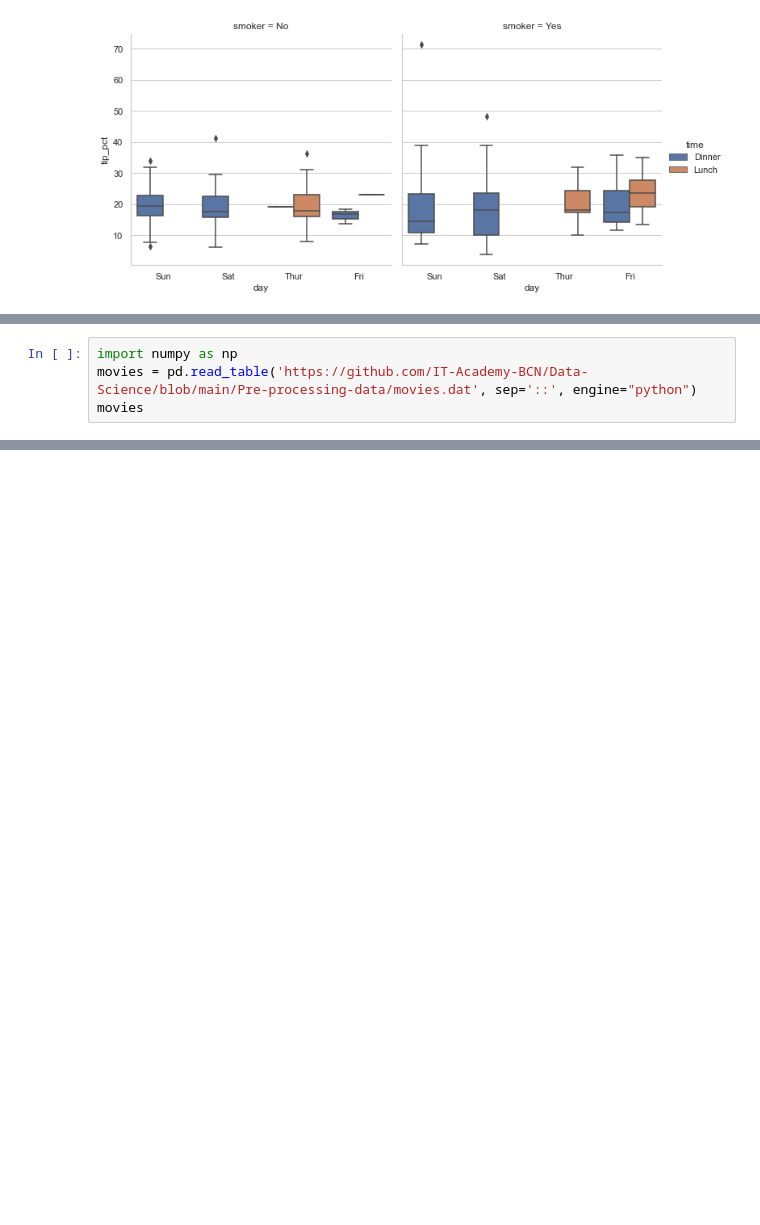
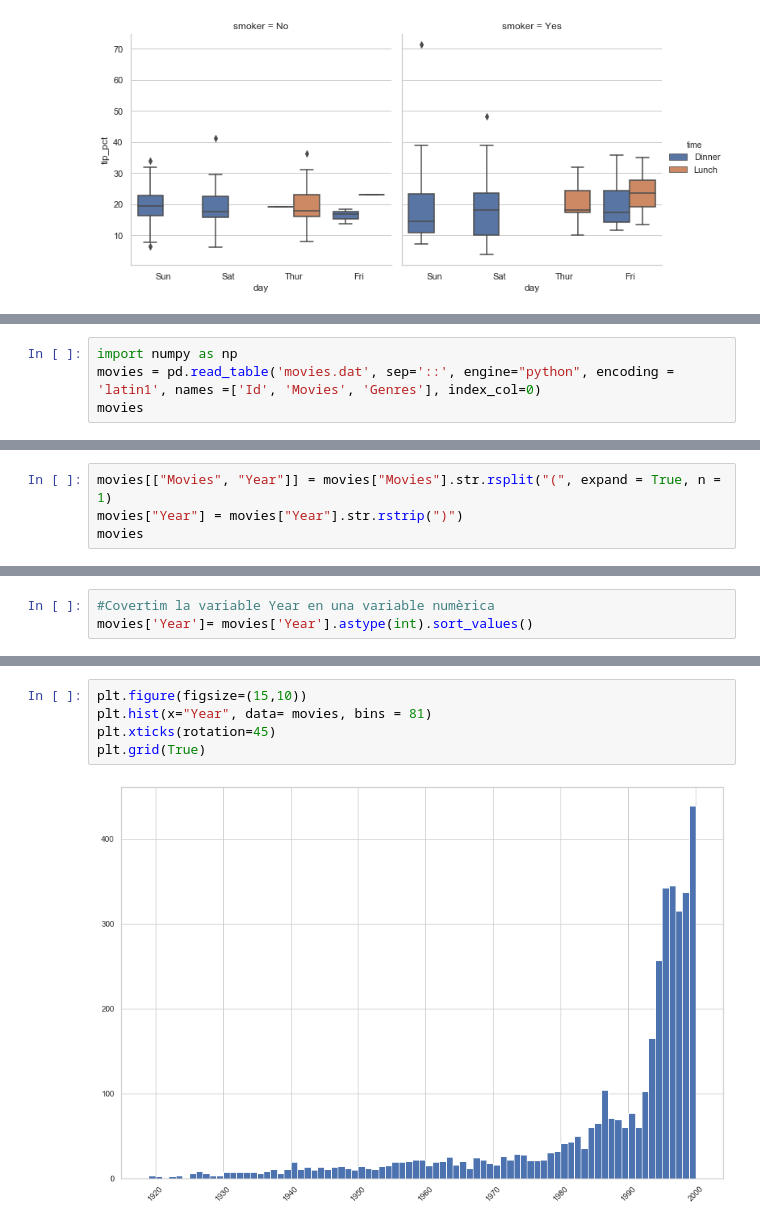
Before and after one commit to Dapina28/Visualitzaci-gr-fica-de-M-ltiples-variables, a Jupyter notebook: S03 T02 Visualitzacio grafica de Multiples variables.ipynb, the cells around one changed output, grey strips where cells are left out. Saved outputs shown, nothing was run; the diff lists cells and outputs as text; blank space fills up the shorter version.

```diff
--- a/S03 T02 Visualitzacio grafica de Multiples variables.ipynb
+++ b/S03 T02 Visualitzacio grafica de Multiples variables.ipynb
@@ -198,6 +203,6 @@ sns.catplot(x='day', y='tip_pct', hue='time', col='smoker',
 **Repeteix l'exercici 1 amb el dataset que disposem en el repositori de GitHub PRE-PROCESSING-DATA, movies.dat**
 # %%
 import numpy as np
-movies = pd.read_table('https://github.com/IT-Academy-BCN/Data-Science/blob/main/Pre-processing-data/movies.dat', sep='::', engine="python")
+movies = pd.read_table('movies.dat', sep='::', engine="python", encoding = 'latin1', names =['Id', 'Movies', 'Genres'], index_col=0)
 movies
 # %% [output]
@@ -204,0 +223,4 @@ ParserError: Expected 1 fields in line 1321, saw 3. Error could possibly be due
+# %%
+movies[["Movies", "Year"]] = movies["Movies"].str.rsplit("(", expand = True, n = 1)
+movies["Year"] = movies["Year"].str.rstrip(")")
+movies
@@ -204,0 +274,3 @@ ParserError: Expected 1 fields in line 1321, saw 3. Error could possibly be due
+# %%
+#Covertim la variable Year en una variable numèrica
+movies['Year']= movies['Year'].astype(int).sort_values()
@@ -204,0 +293,7 @@ ParserError: Expected 1 fields in line 1321, saw 3. Error could possibly be due
+# %%
+plt.figure(figsize=(15,10))
+plt.hist(x="Year", data= movies, bins = 81)
+plt.xticks(rotation=45)
+plt.grid(True)
+# %% [output]
+[figure, added]
```
Also changed, not shown: parts of 24 cells of this notebook.
